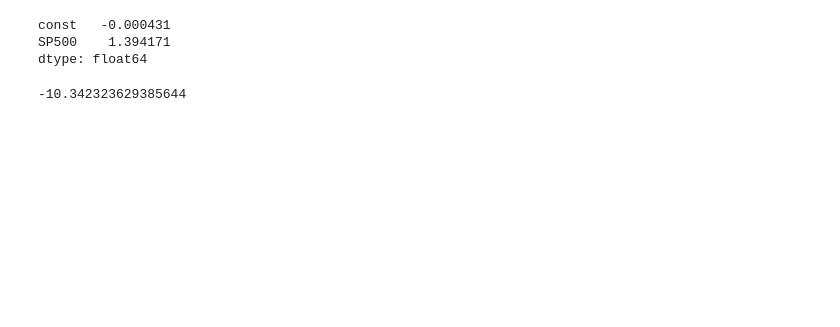
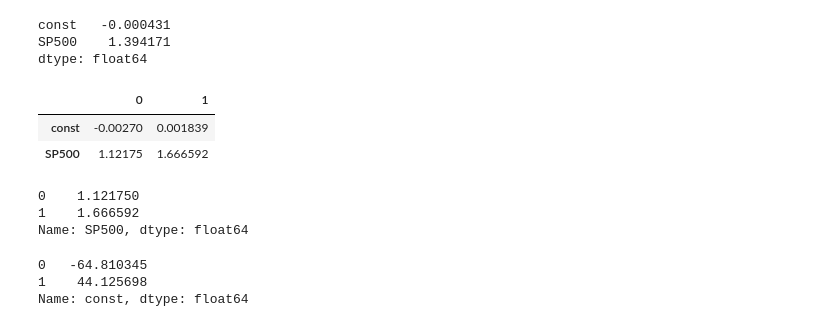
Before and after one commit to alporter08/stocks-feed, a Jupyter notebook: notebooks/api_explore.ipynb, the cells around one changed output. Drawn from its saved outputs; the diff is of its cells as text; code cells hidden in the pictures; blank space fills up the shorter version.

```diff
--- a/notebooks/api_explore.ipynb
+++ b/notebooks/api_explore.ipynb
@@ -124,6 +142,4 @@ daily_idio_vol_perc = np.std(y - (alpha + beta * X["SP500"])) * 100
 # %%
 NMV = 10_000_000
 # %%
-alpha * 240 * 100
+alpha_ann_perc = alpha * 240 * 100
-# %% [output]
--10.342323629385644
@@ -130,2 +149,18 @@ alpha * 240 * 100
 # %%
-results.
+results.conf_int()
+# %% [output]
+|  | 0 | 1 |
+| const | -0.00270 | 0.001839 |
+| SP500 | 1.12175 | 1.666592 |
+# %%
+results.conf_int().loc["SP500"]
+# %% [output]
+0    1.121750
+1    1.666592
+Name: SP500, dtype: float64
+# %%
+alpha_CI_ann_perc
+# %% [output]
+0   -64.810345
+1    44.125698
+Name: const, dtype: float64
```
Also changed, not shown: parts of 3 cells of this notebook.
